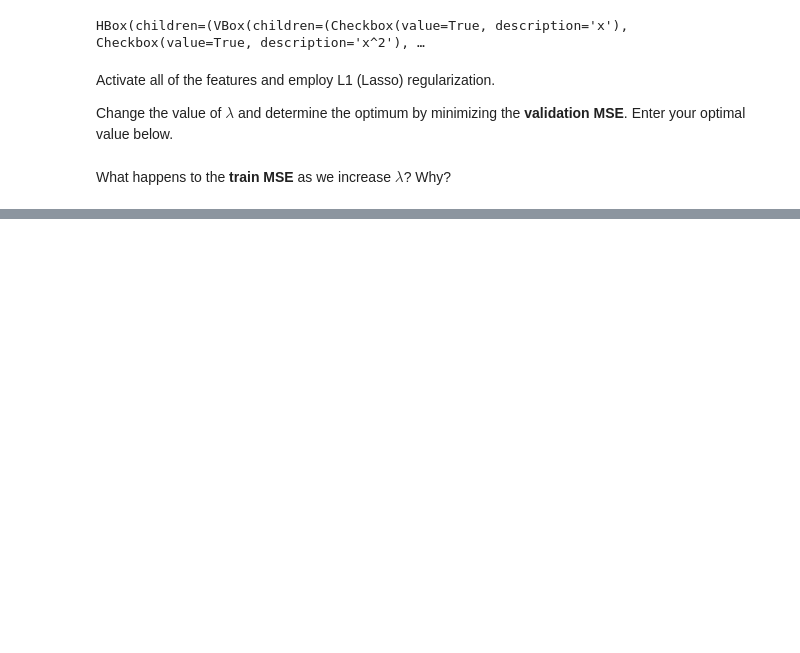
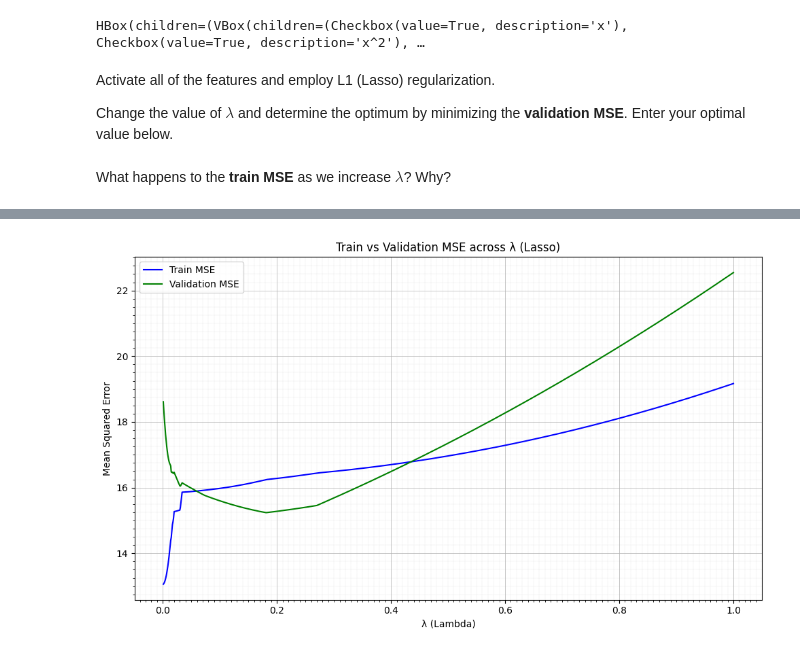
Before and after one commit to SorenKyhl/MENG15100, a Jupyter notebook: notebooks/M3/linreg.ipynb, the cells around one changed output, grey strips where cells are left out. Cells and saved outputs as stored; diff of their text form; code cells hidden in the pictures; blank space fills up the shorter version.

```diff
--- a/notebooks/M3/linreg.ipynb
+++ b/notebooks/M3/linreg.ipynb
@@ -790,0 +799,91 @@ What happens to the **train MSE** as we increase $\lambda$? Why?
+# %%
+import numpy as np
+import pandas as pd
+import matplotlib.pyplot as plt
+from matplotlib.ticker import MultipleLocator, AutoMinorLocator
+from sklearn.linear_model import LassoLars
+from sklearn.model_selection import train_test_split
+from sklearn.metrics import mean_squared_error
+
+# --- Create nonlinear dataset ---
+np.random.seed(1)
+x = np.linspace(1, 10, 50)
+y = 12 * np.sin(x) + 0.5 * x**2 + 2 * np.exp(x / 10) + np.random.normal(0, 4, size=len(x))
+df = pd.DataFrame({'x': x, 'y': y})
+
+# --- Train/validation split ---
+train_df, val_df = train_test_split(df, test_size=0.5, random_state=42)
+
+# --- Define feature transformations ---
+transformations = {
+    'x': lambda x: x,
+    'x^2': lambda x: x**2,
+    'x^3': lambda x: x**3,
+    'x^4': lambda x: x**4,
+    'sin(x)': lambda x: np.sin(x),
+    'cos(x)': lambda x: np.cos(x),
+    'sin(2x)': lambda x: np.sin(2 * x),
+    'sin(3x)': lambda x: np.sin(3 * x),
+    'ln(x)': lambda x: np.log(x),
+    'exp(x)': lambda x: np.exp(x / 10)
+}
+
+# --- Helper function to compute feature matrix ---
+def get_features(x):
+    return np.vstack([func(x) for func in transformations.values()]).T
+
+# --- Get train and validation matrices ---
+X_train = get_features(train_df['x'].values)
+y_train = train_df['y'].values
+X_val = get_features(val_df['x'].values)
+y_val = val_df['y'].values
+
+# --- Sweep over lambda values ---
+results = []
+lambdas = np.arange(0.001, 1.001, 0.001)
+
+for alpha in lambdas:
+    model = LassoLars(alpha=alpha)
+    model.fit(X_train, y_train)
+
+    y_train_pred = model.predict(X_train)
+    y_val_pred = model.predict(X_val)
+
+    mse_train = mean_squared_error(y_train, y_train_pred)
+    mse_val = mean_squared_error(y_val, y_val_pred)
+
+    results.append({
+        'lambda': alpha,
+        'train_mse': mse_train,
+        'val_mse': mse_val
+    })
+
+# --- Convert to DataFrame ---
+results_df = pd.DataFrame(results)
+
+# --- Plot MSE curves ---
+plt.figure(figsize=(10, 6))
+plt.plot(results_df['lambda'], results_df['train_mse'], label='Train MSE', color='blue')
+plt.plot(results_df['lambda'], results_df['val_mse'], label='Validation MSE', color='green')
+
+plt.xlabel('λ (Lambda)')
+plt.ylabel('Mean Squared Error')
+plt.title('Train vs Validation MSE across λ (Lasso)')
+plt.legend()
+
+# --- Gridlines ---
+ax = plt.gca()
+ax.grid(True, which='major', linestyle='-', linewidth=0.5)
+ax.grid(True, which='minor', linestyle=':', linewidth=0.3, alpha=0.7)
+
+# Set minor ticks
+ax.xaxis.set_minor_locator(MultipleLocator(0.01))
+ax.yaxis.set_minor_locator(MultipleLocator(0.25))
+
+plt.tight_layout()
+plt.show()
+
+# --- Show first few rows of the table ---
+print(results_df)
+# %% [output]
+[figure, added]
```
Also changed, not shown: parts of 7 cells of this notebook.
